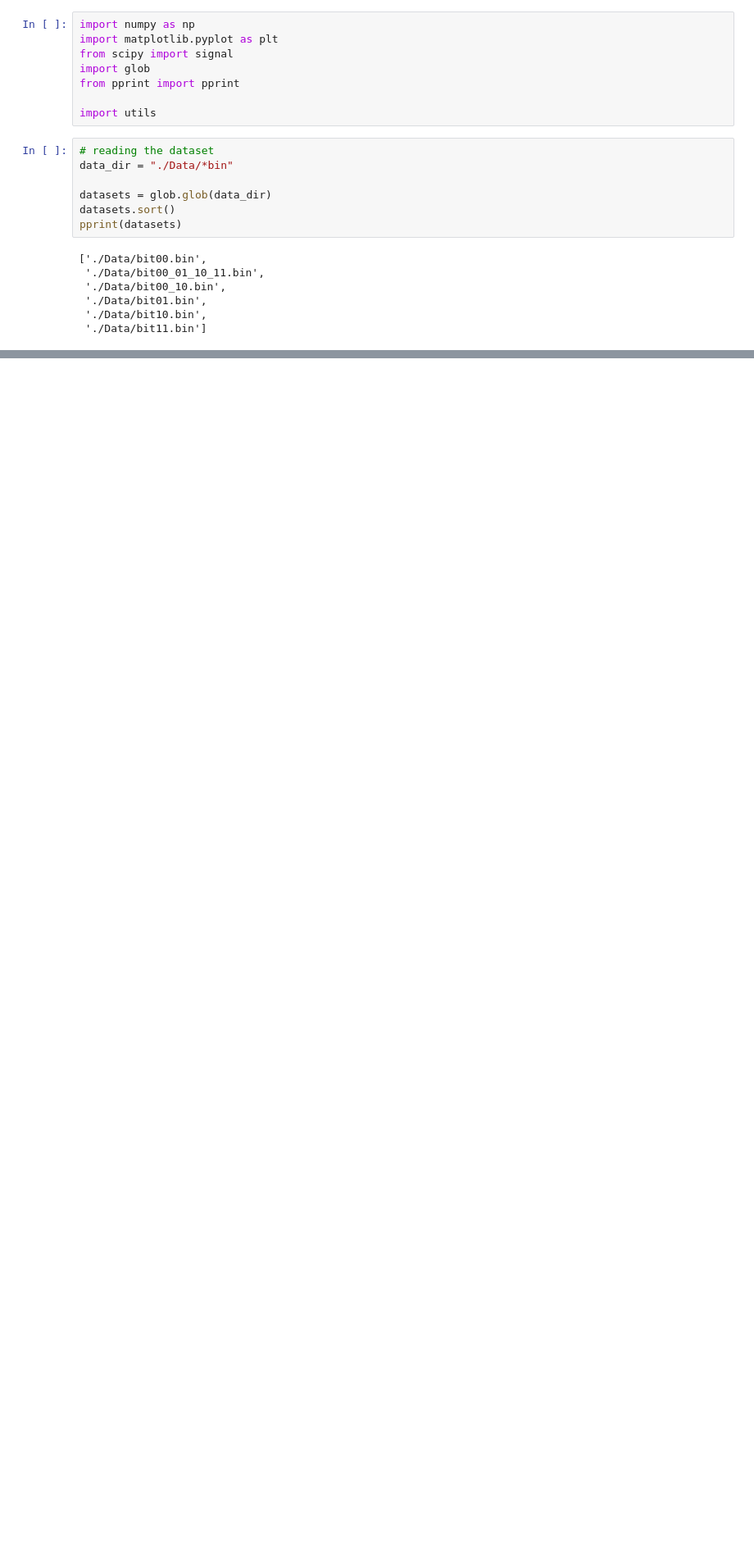
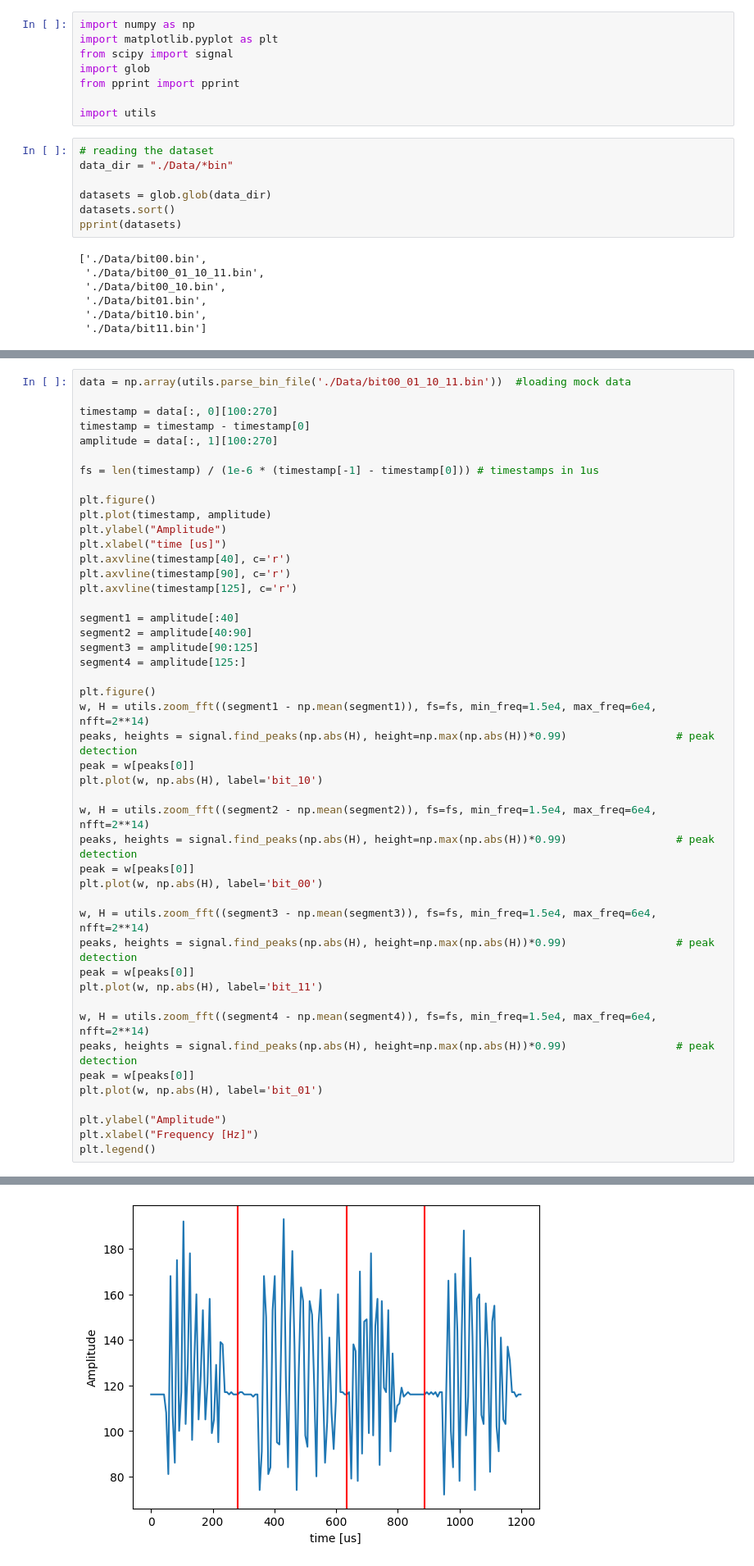
Before and after one commit to ryu-okubo/BiScatter, a Jupyter notebook: BiScatter_analysis.ipynb, the cells around one changed output, grey strips where cells are left out. Shown: that part at 82% size. Saved outputs shown, nothing was run; the diff lists cells and outputs as text; blank space fills up the shorter version.

```diff
--- a/BiScatter_analysis.ipynb
+++ b/BiScatter_analysis.ipynb
@@ -22,0 +25,47 @@ pprint(datasets)
+# %%
+data = np.array(utils.parse_bin_file('./Data/bit00_01_10_11.bin'))  #loading mock data
+
+timestamp = data[:, 0][100:270]
+timestamp = timestamp - timestamp[0]
+amplitude = data[:, 1][100:270]
+
+fs = len(timestamp) / (1e-6 * (timestamp[-1] - timestamp[0])) # timestamps in 1us
+
+plt.figure()
+plt.plot(timestamp, amplitude)
+plt.ylabel("Amplitude")
+plt.xlabel("time [us]")
+plt.axvline(timestamp[40], c='r')
+plt.axvline(timestamp[90], c='r')
+plt.axvline(timestamp[125], c='r')
+
+segment1 = amplitude[:40]
+segment2 = amplitude[40:90]
+segment3 = amplitude[90:125]
+segment4 = amplitude[125:]
+
+plt.figure()
+w, H = utils.zoom_fft((segment1 - np.mean(segment1)), fs=fs, min_freq=1.5e4, max_freq=6e4, nfft=2**14)
+peaks, heights = signal.find_peaks(np.abs(H), height=np.max(np.abs(H))*0.99)                 # peak detection
+peak = w[peaks[0]]
+plt.plot(w, np.abs(H), label='bit_10')
+
+w, H = utils.zoom_fft((segment2 - np.mean(segment2)), fs=fs, min_freq=1.5e4, max_freq=6e4, nfft=2**14)
+peaks, heights = signal.find_peaks(np.abs(H), height=np.max(np.abs(H))*0.99)                 # peak detection
+peak = w[peaks[0]]
+plt.plot(w, np.abs(H), label='bit_00')
+
+w, H = utils.zoom_fft((segment3 - np.mean(segment3)), fs=fs, min_freq=1.5e4, max_freq=6e4, nfft=2**14)
+peaks, heights = signal.find_peaks(np.abs(H), height=np.max(np.abs(H))*0.99)                 # peak detection
+peak = w[peaks[0]]
+plt.plot(w, np.abs(H), label='bit_11')
+
+w, H = utils.zoom_fft((segment4 - np.mean(segment4)), fs=fs, min_freq=1.5e4, max_freq=6e4, nfft=2**14)
+peaks, heights = signal.find_peaks(np.abs(H), height=np.max(np.abs(H))*0.99)                 # peak detection
+peak = w[peaks[0]]
+plt.plot(w, np.abs(H), label='bit_01')
+
+plt.ylabel("Amplitude")
+plt.xlabel("Frequency [Hz]")
+plt.legend()
+# %% [output]
@@ -22,0 +73 @@ pprint(datasets)
+[figure, added]
```
Also changed, not shown: parts of 4 cells of this notebook.
